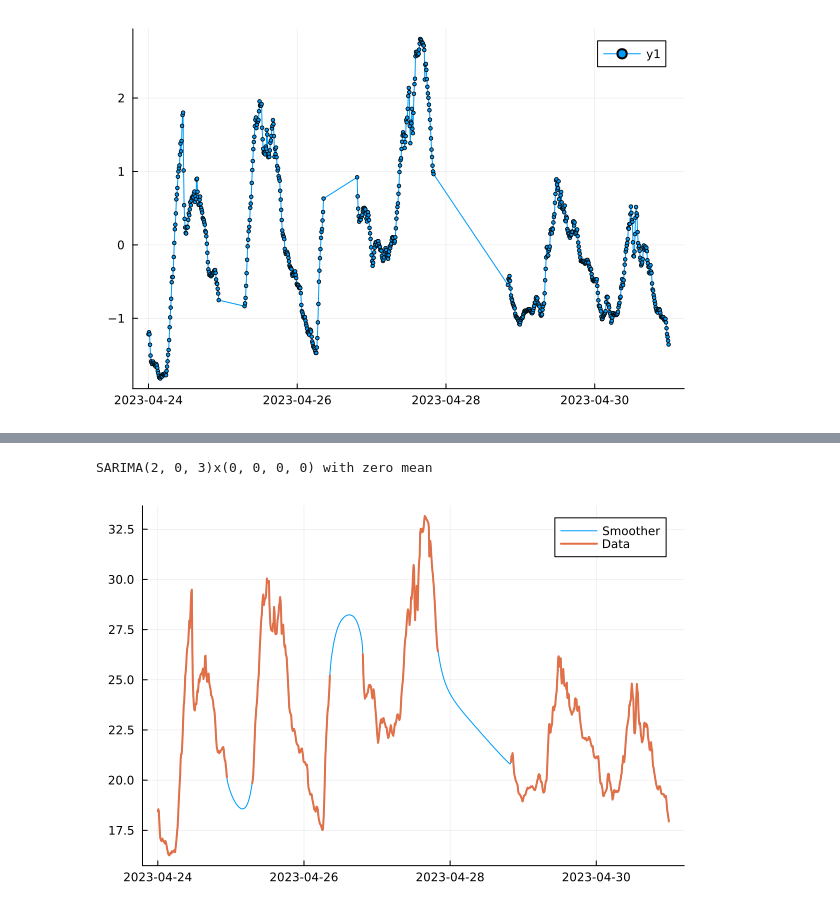
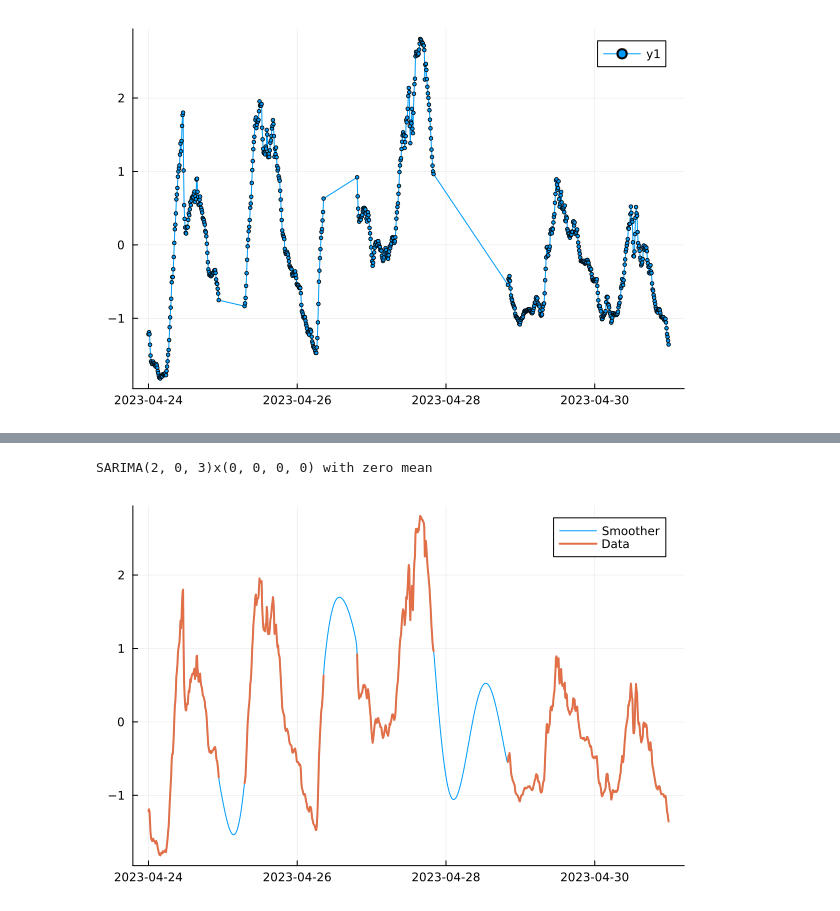
Before and after one commit to viperML/ici-reconstruct, a Jupyter notebook: main.ipynb, the cells around one changed output, grey strips where cells are left out. Saved outputs shown, nothing was run; the diff lists cells and outputs as text; code cells hidden in the pictures.

Commit message:
normalize data

```diff
--- a/main.ipynb
+++ b/main.ipynb
@@ -114,15 +114,15 @@ display(
 # %%
 using StateSpaceModels
 
-model = auto_arima(df_resampled.temp)
+model = auto_arima(df_resampled.temp_norm)
 fit!(model)
 display(model)
 
 smoother_output = kalman_smoother(model)
 
 plot()
 plot!(df_resampled.ts, get_smoothed_state(smoother_output)[:, 1], label = "Smoother")
-@df df_resampled plot!(:ts, :temp, linewidth=2, label="Data")
+@df df_resampled plot!(:ts, :temp_norm, linewidth=2, label="Data")
 # %% [output]
 SARIMA(2, 0, 3)x(0, 0, 0, 0) with zero mean
-[figure, old version]
+[figure, new version]
```
Also changed, not shown: parts of 2 cells of this notebook.
